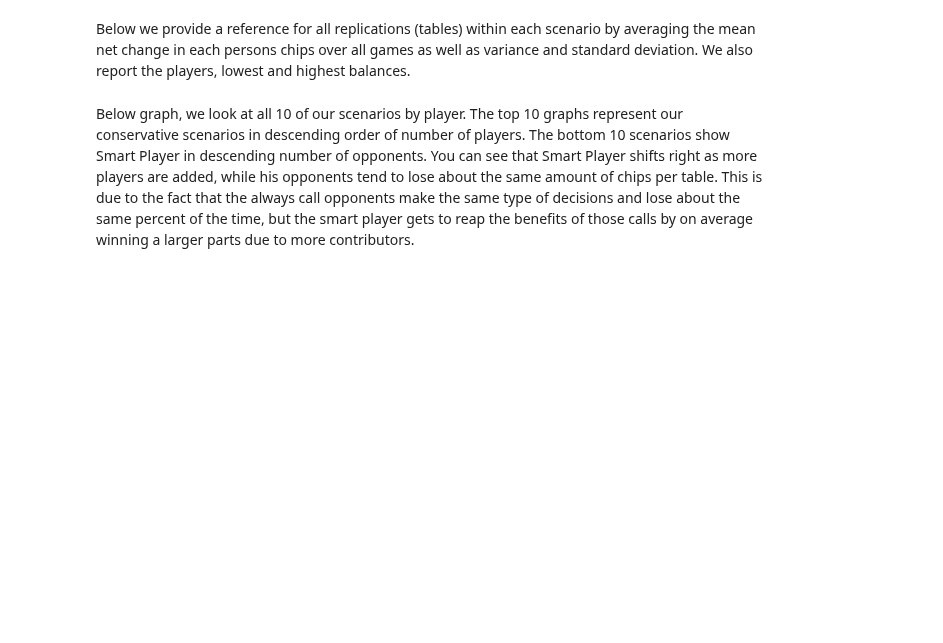
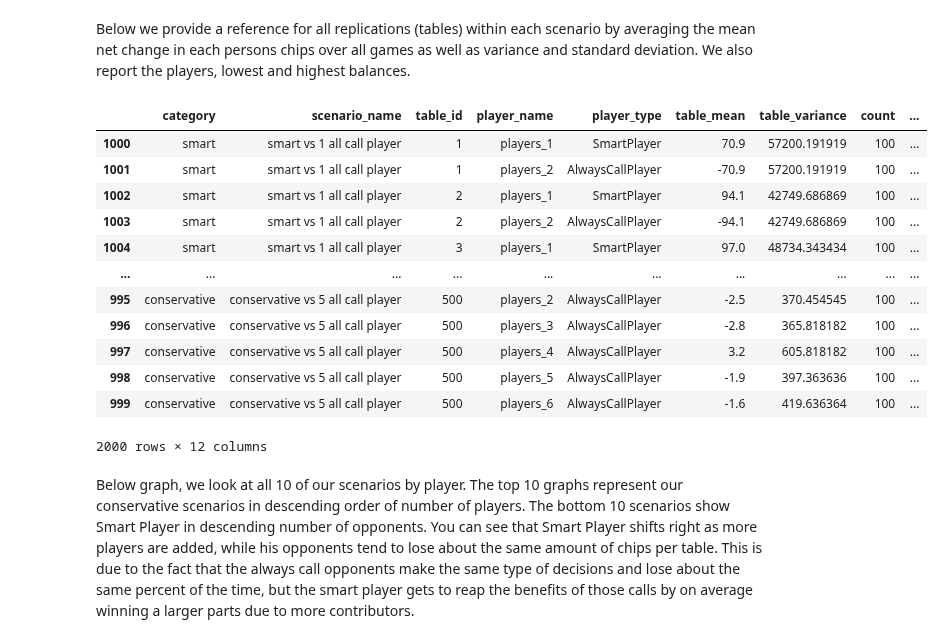
Before and after one commit to Silber8806/PokerPro, a Jupyter notebook: source_code/analysis/Poker Simulation Analysis.ipynb, the cells around one changed output. Drawn from its saved outputs; the diff is of its cells as text; code cells hidden in the pictures; blank space fills up the shorter version.

```diff
--- a/source_code/analysis/Poker Simulation Analysis.ipynb
+++ b/source_code/analysis/Poker Simulation Analysis.ipynb
@@ -178,18 +201,30 @@ simulation_overview
 # %% [markdown]
 Below we provide a reference for all replications (tables) within each scenario by averaging the mean net change in each persons chips over all games as well as variance and standard deviation.  We also report the players, lowest and highest balances.
 # %%
-pd.set_option('display.max_rows', 500)
-
 table_level_statistics = games.groupby(['category','scenario_name','table_id','player_name','player_type']).agg({
     "game_net_change":[np.mean,lambda col: np.var(col,ddof=1),'count'],
     "game_end_balance":[np.min,np.max]
 }).reset_index().sort_values(['table_id','player_name'])
 
 table_level_statistics.columns = ['category','scenario_name','table_id','player_name','player_type','table_mean','table_variance','count','player_lowest_balance','player_highest_balance']
 table_level_statistics['confidence_interval'] = table_level_statistics.apply(lambda df: scistats.t.interval(alpha=.99,df=df['count'],loc=df['table_mean'],scale=np.sqrt(df['table_variance'])/np.sqrt(df['count'])),axis=1)
 table_level_statistics['lower_bound_95%'], table_level_statistics['upper_bound_95%'] = zip(*table_level_statistics.confidence_interval)
 table_level_statistics.pop('confidence_interval')
 table_level_statistics
+# %% [output]
+|  | category | scenario_name | table_id | player_name | player_type | table_mean | table_variance | count | ... |
+| 1000 | smart | smart vs 1 all call player | 1 | players_1 | SmartPlayer | 70.9 | 57200.191919 | 100 | ... |
+| 1001 | smart | smart vs 1 all call player | 1 | players_2 | AlwaysCallPlayer | -70.9 | 57200.191919 | 100 | ... |
+| 1002 | smart | smart vs 1 all call player | 2 | players_1 | SmartPlayer | 94.1 | 42749.686869 | 100 | ... |
+| 1003 | smart | smart vs 1 all call player | 2 | players_2 | AlwaysCallPlayer | -94.1 | 42749.686869 | 100 | ... |
+| 1004 | smart | smart vs 1 all call player | 3 | players_1 | SmartPlayer | 97.0 | 48734.343434 | 100 | ... |
+| ... | ... | ... | ... | ... | ... | ... | ... | ... | ... |
+| 995 | conservative | conservative vs 5 all call player | 500 | players_2 | AlwaysCallPlayer | -2.5 | 370.454545 | 100 | ... |
+| 996 | conservative | conservative vs 5 all call player | 500 | players_3 | AlwaysCallPlayer | -2.8 | 365.818182 | 100 | ... |
+| 997 | conservative | conservative vs 5 all call player | 500 | players_4 | AlwaysCallPlayer | 3.2 | 605.818182 | 100 | ... |
+| 998 | conservative | conservative vs 5 all call player | 500 | players_5 | AlwaysCallPlayer | -1.9 | 397.363636 | 100 | ... |
+| 999 | conservative | conservative vs 5 all call player | 500 | players_6 | AlwaysCallPlayer | -1.6 | 419.636364 | 100 | ... |
+2000 rows × 12 columns
 # %% [markdown]
 Below graph, we look at all 10 of our scenarios by player.  The top 10 graphs represent our conservative scenarios in descending order of number of players.  The bottom 10 scenarios show Smart Player in descending number of opponents.  You can see that Smart Player shifts right as more players are added, while his opponents tend to lose about the same amount of chips per table.  This is due to the fact that the always call opponents make the same type of decisions and lose about the same percent of the time, but the smart player gets to reap the benefits of those calls by on average winning a larger parts due to more contributors.
 # %%
```
Also changed, not shown: parts of 17 cells of this notebook, 1 other file.
